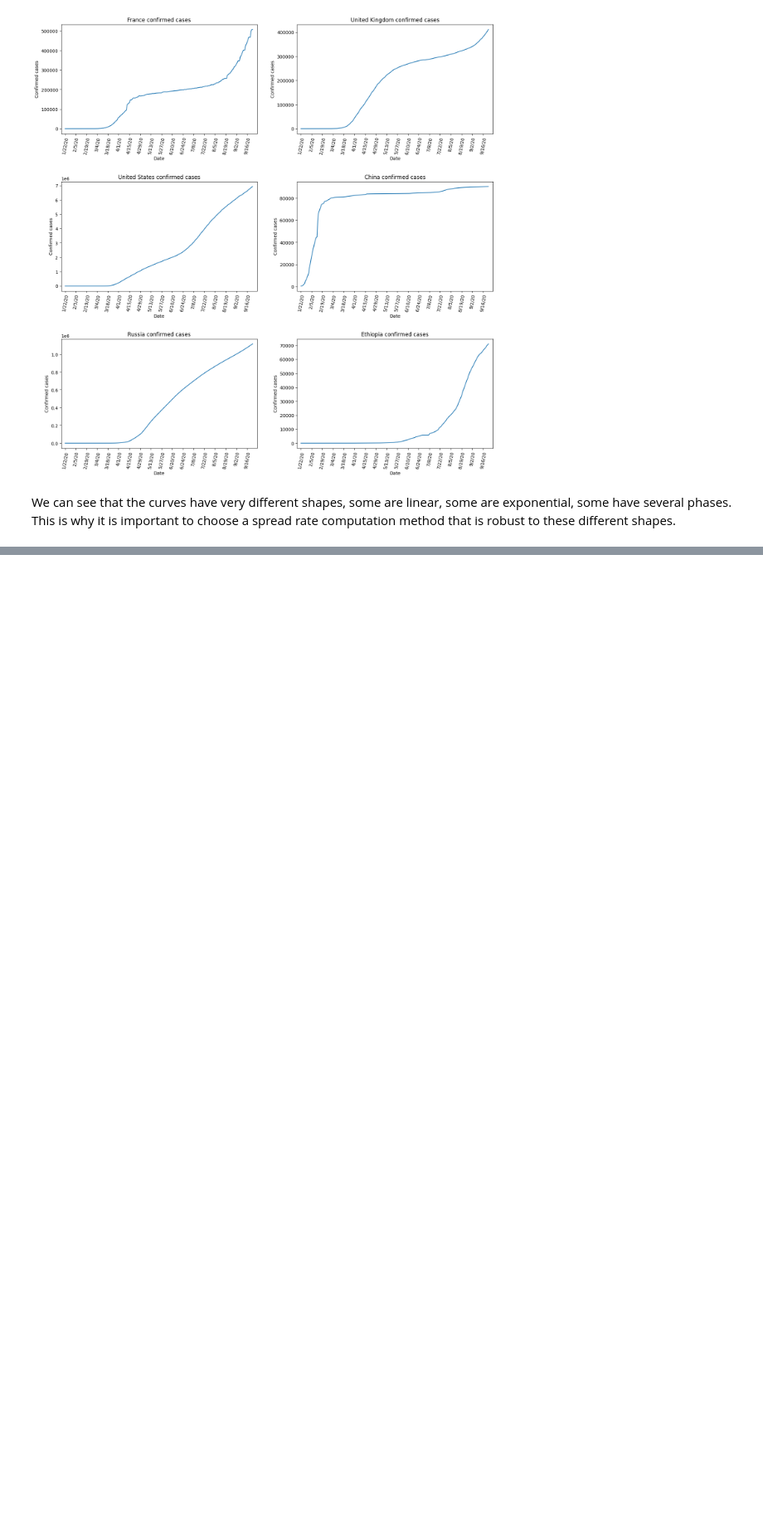
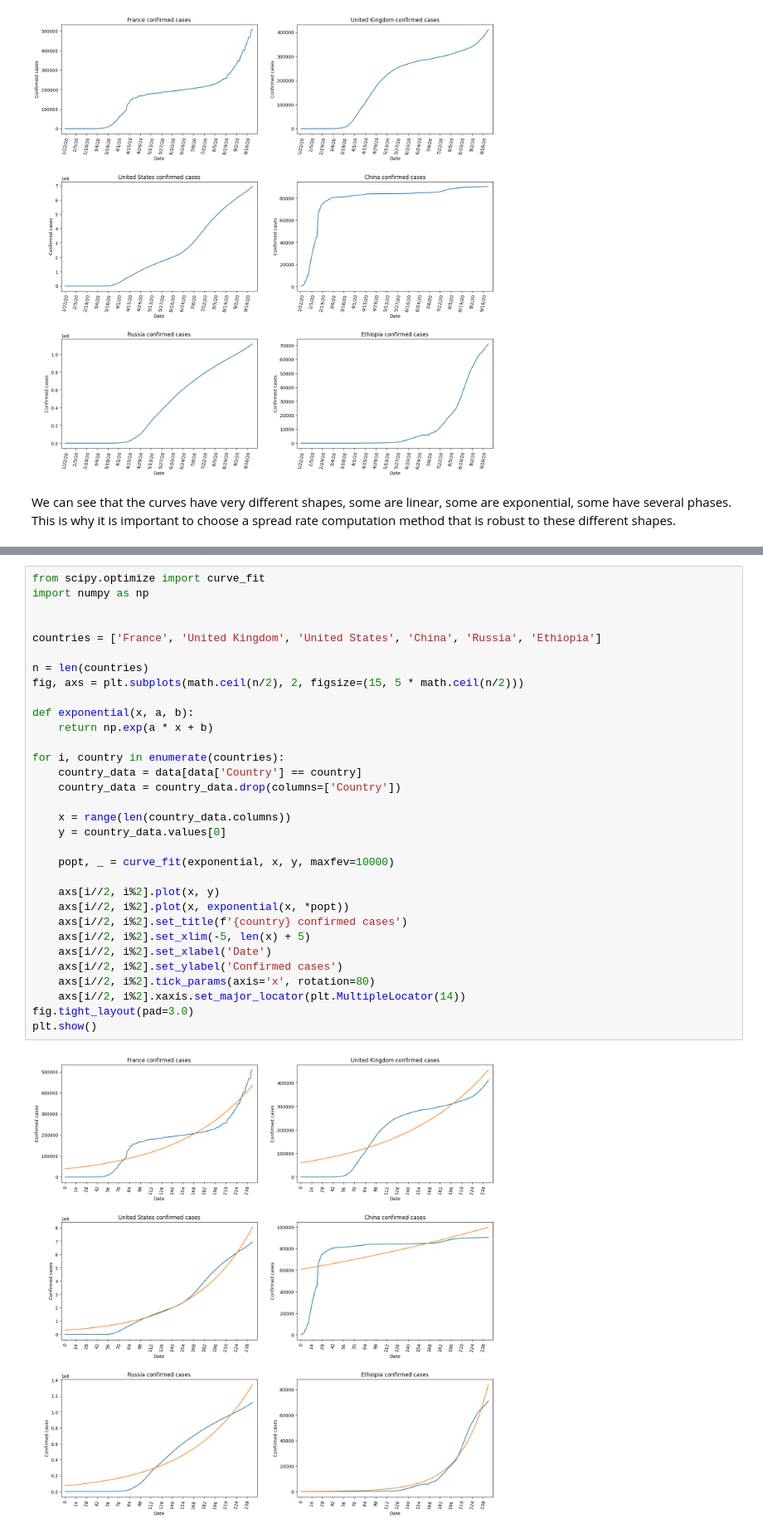
Before and after one commit to BigBaz54/Covid_spread, a Jupyter notebook: spread_rate.ipynb, the cells around one changed output, grey strips where cells are left out. Shown at 83% size. Saved outputs shown, nothing was run; the diff lists cells and outputs as text; blank space fills up the shorter version.

```diff
--- a/spread_rate.ipynb
+++ b/spread_rate.ipynb
@@ -62,0 +110,34 @@ We can see that the curves have very different shapes, some are linear, some are
+# %%
+from scipy.optimize import curve_fit
+import numpy as np
+
+
+countries = ['France', 'United Kingdom', 'United States', 'China', 'Russia', 'Ethiopia']
+
+n = len(countries)
+fig, axs = plt.subplots(math.ceil(n/2), 2, figsize=(15, 5 * math.ceil(n/2)))
+
+def exponential(x, a, b):
+    return np.exp(a * x + b)
+
+for i, country in enumerate(countries):
+    country_data = data[data['Country'] == country]
+    country_data = country_data.drop(columns=['Country'])
+
+    x = range(len(country_data.columns))
+    y = country_data.values[0]
+
+    popt, _ = curve_fit(exponential, x, y, maxfev=10000)
+
+    axs[i//2, i%2].plot(x, y)
+    axs[i//2, i%2].plot(x, exponential(x, *popt))
+    axs[i//2, i%2].set_title(f'{country} confirmed cases')
+    axs[i//2, i%2].set_xlim(-5, len(x) + 5)
+    axs[i//2, i%2].set_xlabel('Date')
+    axs[i//2, i%2].set_ylabel('Confirmed cases')
+    axs[i//2, i%2].tick_params(axis='x', rotation=80)
+    axs[i//2, i%2].xaxis.set_major_locator(plt.MultipleLocator(14))
+fig.tight_layout(pad=3.0)
+plt.show()
+# %% [output]
+[figure, added]
```
Also changed, not shown: parts of 8 cells of this notebook.
